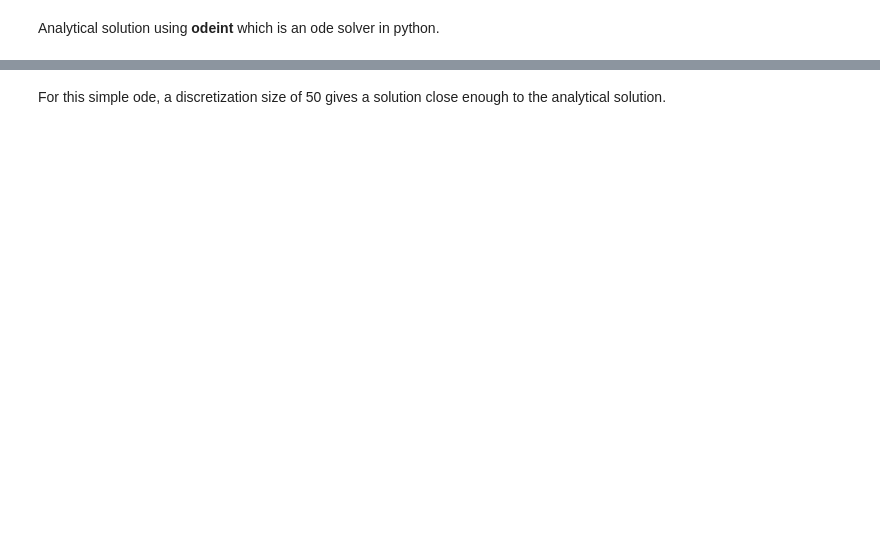
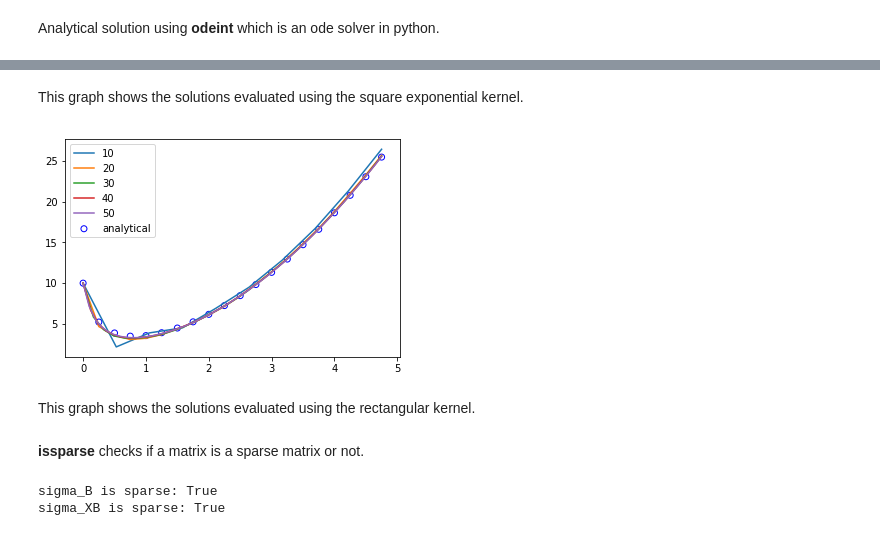
Before and after one commit to mohanwu/Baysian_ODE, a Jupyter notebook: Research.ipynb, the cells around one changed output, grey strips where cells are left out. Drawn from its saved outputs; the diff is of its cells as text; code cells hidden in the pictures; blank space fills up the shorter version.

```diff
--- a/Research.ipynb
+++ b/Research.ipynb
@@ -103,2 +273,21 @@ plt.show()
-# %% [markdown]
-For this simple ode, a discretization size of 50 gives a solution close enough to the analytical solution.
+# %% [markdown]
+This graph shows the solutions evaluated using the square exponential kernel.
+# %%
+discretization_size = [10,20,30,40,50]
+for d in discretization_size:
+    u_all, mu_A, sigma_A, sigma_XB, sigma_B= baysiansolver(d, 0, 5-1/4, 10, 'u')
+    t = np.linspace(0, 4.75, d)
+    plt.plot(t,u_all, label = '{}'.format(d))
+    plt.legend(loc='upper left')
+
+
+x0 = 10
+t = np.linspace(0,5-1/4, 20)
+x = odeint(model,x0,t)
+plt.scatter(t, x, facecolor = 'none', edgecolor = 'b', label='analytical')
+plt.legend(loc='upper left')
+plt.show()
+# %% [output]
+[figure, added]
+# %% [markdown]
+This graph shows the solutions evaluated using the rectangular kernel.
@@ -104,0 +299,8 @@ For this simple ode, a discretization size of 50 gives a solution close enough t
+# %% [markdown]
+**issparse** checks if a matrix is a sparse matrix or not.
+# %%
+print('sigma_B is sparse: {}'.format(issparse(sigma_B)))
+print('sigma_XB is sparse: {}'.format(issparse(sigma_XB)))
+# %% [output]
+sigma_B is sparse: True
+sigma_XB is sparse: True
```
Also changed, not shown: parts of 22 cells of this notebook.
